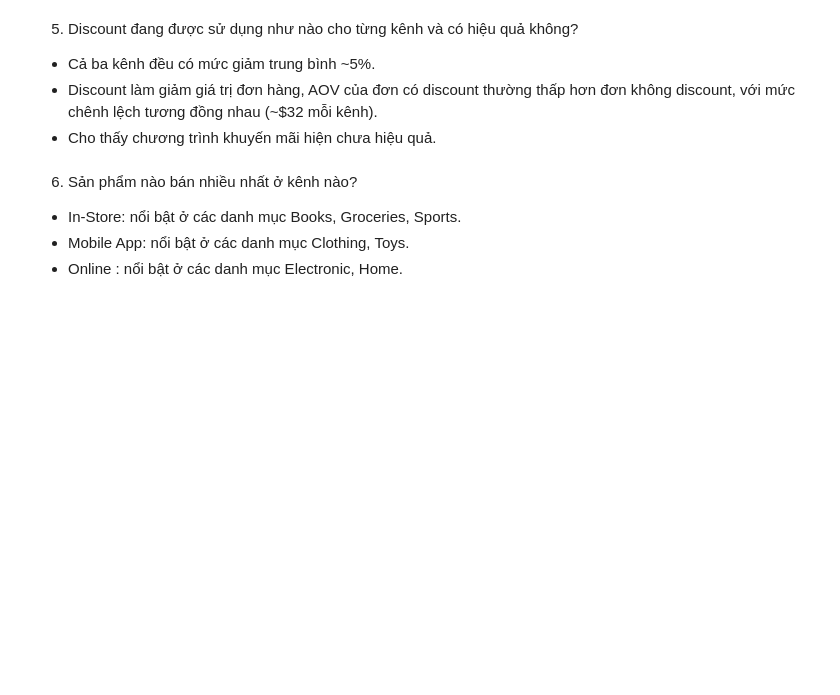
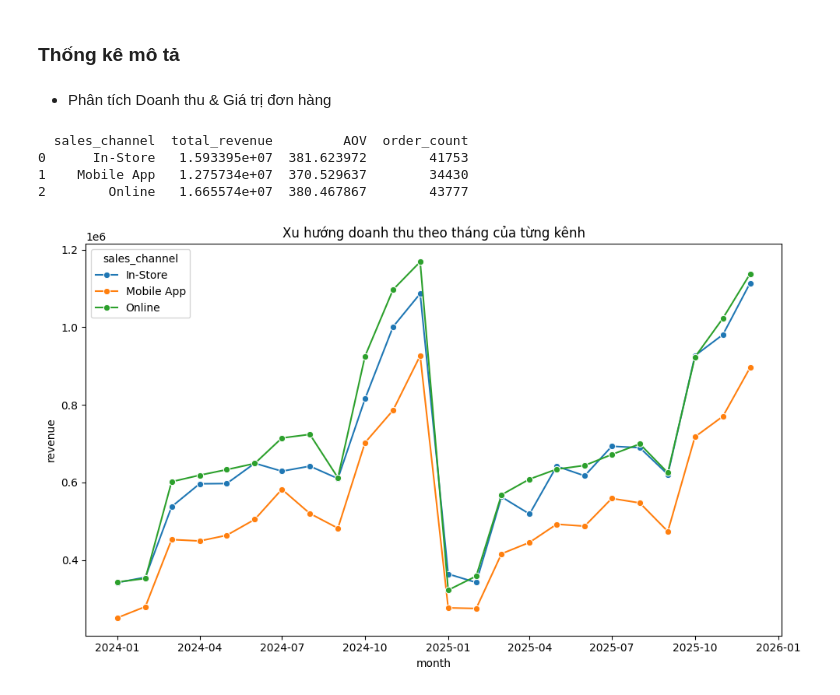
Before and after one commit to vanLong22/DA_Channel, a Jupyter notebook: notebooks/EDA.ipynb, the cells around one changed output. Saved outputs shown, nothing was run; the diff lists cells and outputs as text; code cells hidden in the pictures; blank space fills up the shorter version.

```diff
--- a/notebooks/EDA.ipynb
+++ b/notebooks/EDA.ipynb
@@ -255,26 +37,0 @@ plt.show()
-# %%
-# discount trung bình theo kênh
-discount_channel = df.groupby("sales_channel")["discount_pct"].mean().reset_index()
-
-plt.figure(figsize=(8,6))
-sns.barplot(data=discount_channel, x="sales_channel", y="discount_pct", palette="Blues")
-plt.title("Mức discount trung bình theo kênh")
-plt.ylabel("Discount (%)")
-plt.xlabel("Sales Channel")
-plt.show()
-
-# so sánh AOV có discount vs không discount theo kênh
-df["has_discount"] = df["discount_pct"] > 0
-aov_discount = df.groupby(["sales_channel","has_discount"])["AOV"].mean().reset_index()
-
-plt.figure(figsize=(10,6))
-sns.barplot(data=aov_discount, x="sales_channel", y="AOV", hue="has_discount", palette="Blues")
-plt.title("So sánh AOV theo kênh: có discount vs không discount")
-plt.ylabel("AOV")
-plt.xlabel("Sales Channel")
-
-handles, labels = plt.gca().get_legend_handles_labels()
-label_map = {"False": "Không discount", "True": "Có discount"}
-new_labels = [label_map[l] for l in labels]
-plt.legend(handles, new_labels, title="Has Discount")
-plt.show()
@@ -372,10 +38,33 @@ Phân tích hành vi mua hàng của khách hàng trên nhiều kênh bán hàng
-# %% [markdown]
-5. Discount đang được sử dụng như nào cho từng kênh và có hiệu quả không?
-- Cả ba kênh đều có mức giảm trung bình ~5%.
-- Discount làm giảm giá trị đơn hàng, AOV của đơn có discount thường thấp hơn đơn không discount, với mức chênh lệch tương đồng nhau (~$32 mỗi kênh).
-- Cho thấy chương trình khuyến mãi hiện chưa hiệu quả.
-# %% [markdown]
-6. Sản phẩm nào bán nhiều nhất ở kênh nào?
-- In-Store: nổi bật ở các danh mục Books, Groceries, Sports.
-- Mobile App: nổi bật ở các danh mục Clothing, Toys.
-- Online : nổi bật ở các danh mục Electronic, Home.
+# %% [markdown]
+### Thống kê mô tả
+# %% [markdown]
+- Phân tích Doanh thu & Giá trị đơn hàng
+# %%
+kpi_channel = df.groupby('sales_channel').agg({
+    'sales_amount': ['sum', 'mean', 'count']
+}).reset_index()
+kpi_channel.columns = ['sales_channel', 'total_revenue', 'AOV', 'order_count']
+
+print(kpi_channel)
+# %% [output]
+  sales_channel  total_revenue         AOV  order_count
+0      In-Store   1.593395e+07  381.623972        41753
+1    Mobile App   1.275734e+07  370.529637        34430
+2        Online   1.665574e+07  380.467867        43777
+# %%
+# tạo cột month
+df['month'] = df['transaction_date'].dt.to_period("M").dt.to_timestamp()
+# tính doanh thu của từng kênh theo tháng
+monthly_channel = df.groupby(['month', 'sales_channel']).agg(
+    revenue = ("sales_amount", "sum"),
+    orders = ("transaction_id", "nunique")
+).reset_index()
+
+plt.figure(figsize=(10, 6))
+sns.lineplot(data=monthly_channel, x='month', y='revenue',
+             hue='sales_channel', marker='o')
+plt.title('Xu hướng doanh thu theo tháng của từng kênh')
+plt.tight_layout()
+plt.show()
+# %% [output]
+[figure, added]
```
Also changed, not shown: parts of 99 cells of this notebook, 6 other files.
